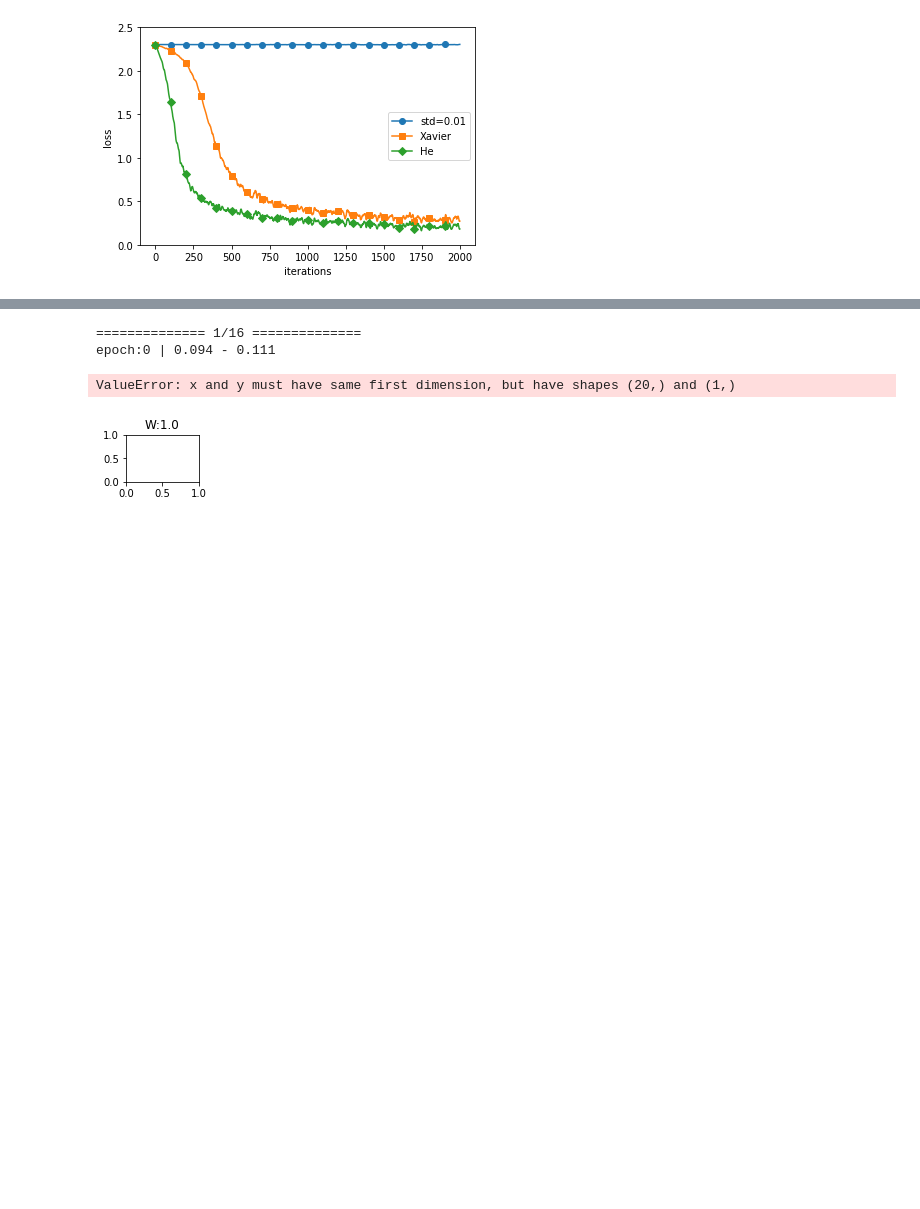
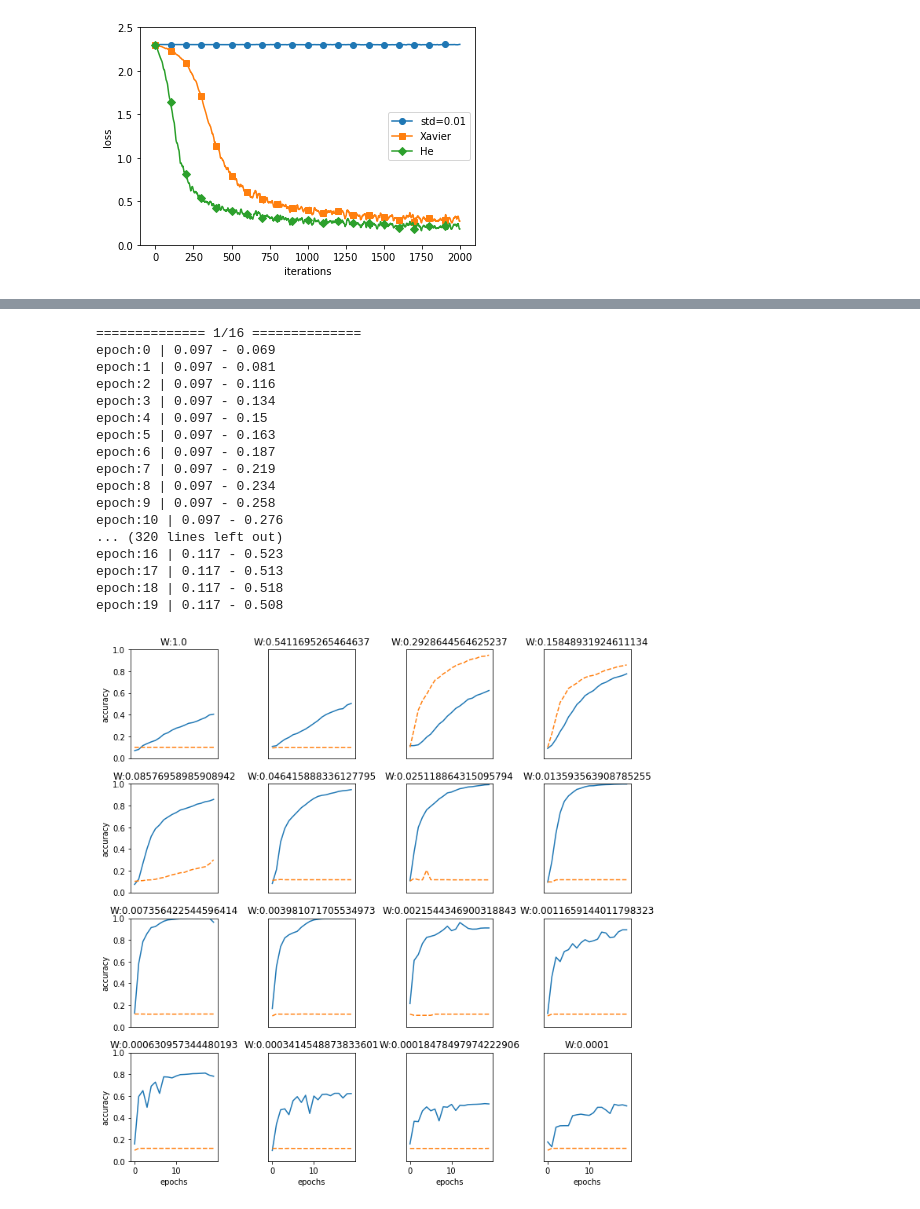
Before and after one commit to lalaim/shb-deep-learning-from-scratch, a Jupyter notebook: andy/DL_chapter6.ipynb, the cells around one changed output, grey strips where cells are left out. Drawn from its saved outputs; the diff is of its cells as text; code cells hidden in the pictures; blank space fills up the shorter version.

```diff
--- a/andy/DL_chapter6.ipynb
+++ b/andy/DL_chapter6.ipynb
@@ -1618,4 +1654,8 @@ He:0.17437011393131718
 # %%
+# 6.3.2 배치 정규화의 효과
+
+# 배치 정규화 계층을 사용할 때와 사용하지 않을 때 학습진도가 어떻게 달라지는지 구현
+
 import sys, os
 sys.path.append(os.pardir)
 import numpy as np
@@ -1672,40 +1712,58 @@ def __train(weight_init_std):
             if epoch_cnt >= max_epochs:
                 break
 
-        return train_acc_list, bn_train_acc_list
+    return train_acc_list, bn_train_acc_list
 
 
 # 그래프 그리기
+plt.subplots(4, 4, figsize=(10,10))
+
 weight_scale_list = np.logspace(0, -4, num=16)
 x = np.arange(max_epochs)
 
 for i, w in enumerate(weight_scale_list):
     print( "============== " + str(i+1) + "/16" + " ==============")
     train_acc_list, bn_train_acc_list = __train(w)
 
     plt.subplot(4,4,i+1)
+    # plt.subplot.figsize = (10, 10)
     plt.title("W:" + str(w))
     if i == 15:
         plt.plot(x, bn_train_acc_list, label='Batch Normalization', markevery=2)
         plt.plot(x, train_acc_list, linestyle="--", label='Normal(without BatchNorm)', markevery=2)
     else:
         plt.plot(x, bn_train_acc_list, markevery=2)
         plt.plot(x, train_acc_list, linestyle="--", markevery=2)
 
     plt.ylim(0, 1.0)
     if i % 4:
         plt.yticks([])
     else:
         plt.ylabel("accuracy")
     if i < 12:
         plt.xticks([])
     else:
         plt.xlabel("epochs")
-    plt.legend(loc='lower right')
+    #plt.legend(loc='lower right')
 
+plt.tight_layout()
 plt.show()
 # %% [output]
 ============== 1/16 ==============
-epoch:0 | 0.094 - 0.111
+epoch:0 | 0.097 - 0.069
+epoch:1 | 0.097 - 0.081
+epoch:2 | 0.097 - 0.116
+epoch:3 | 0.097 - 0.134
+epoch:4 | 0.097 - 0.15
+epoch:5 | 0.097 - 0.163
+epoch:6 | 0.097 - 0.187
+epoch:7 | 0.097 - 0.219
+epoch:8 | 0.097 - 0.234
+epoch:9 | 0.097 - 0.258
+epoch:10 | 0.097 - 0.276
+... (320 lines left out)
+epoch:16 | 0.117 - 0.523
+epoch:17 | 0.117 - 0.513
+epoch:18 | 0.117 - 0.518
+epoch:19 | 0.117 - 0.508
-ValueError: x and y must have same first dimension, but have shapes (20,) and (1,)
-[figure, old version]
+[figure, new version]
```
Also changed, not shown: parts of 8 cells of this notebook.
